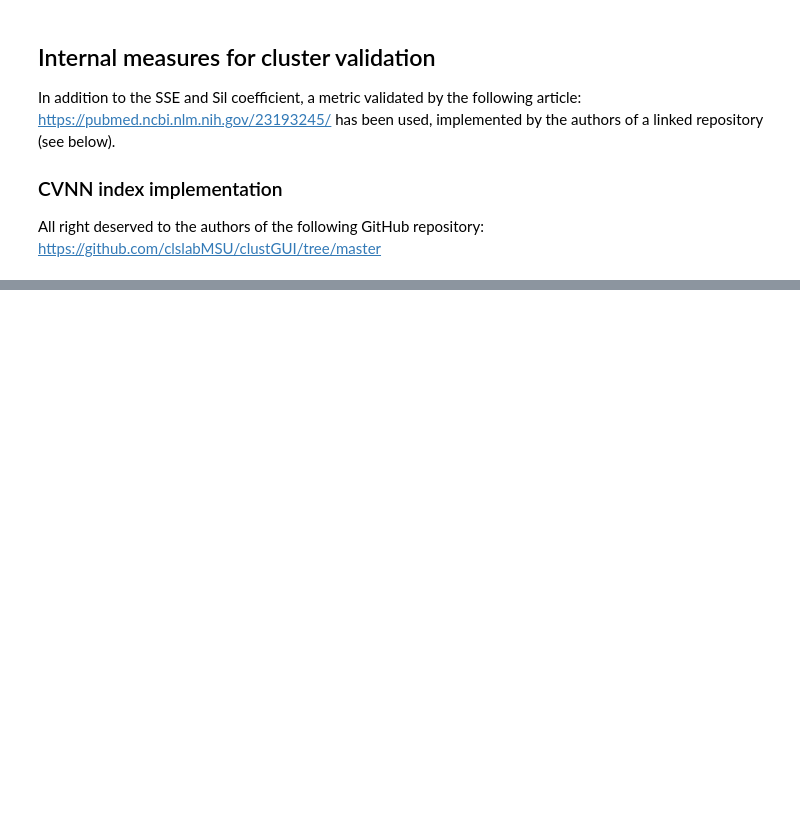
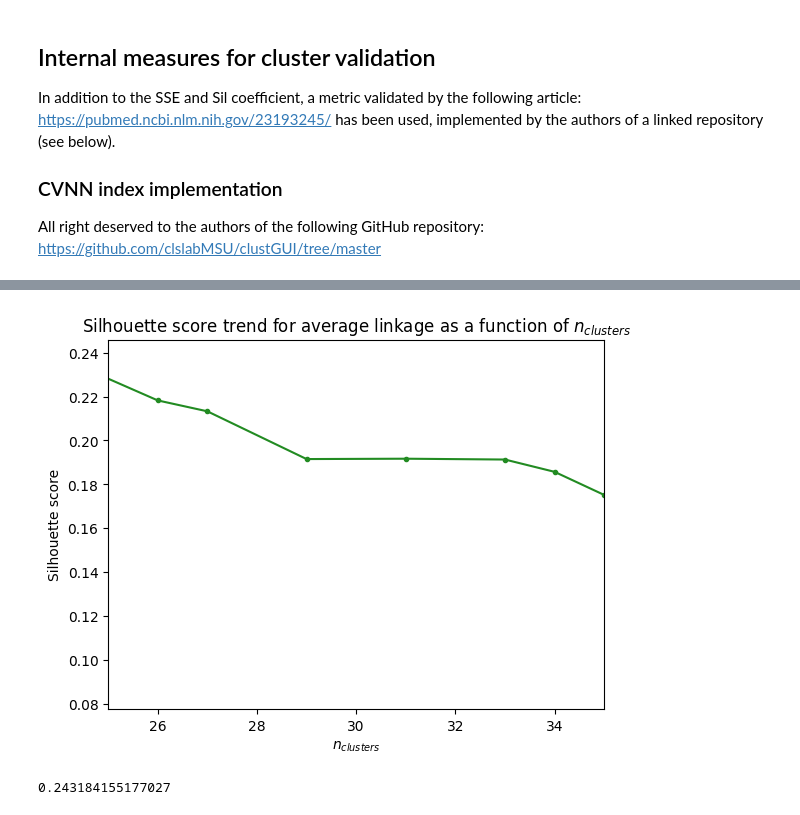
Before and after one commit to chiaratomaiuolo/Data_Mining_project, a Jupyter notebook: Clustering_cleaned.ipynb, the cells around one changed output, grey strips where cells are left out. Saved outputs shown, nothing was run; the diff lists cells and outputs as text; code cells hidden in the pictures; blank space fills up the shorter version.

```diff
--- a/Clustering_cleaned.ipynb
+++ b/Clustering_cleaned.ipynb
@@ -375,0 +473,64 @@ class internalIndex:
+# %%
+# get the labels according to a specific threshold value cut
+Z = get_linkage_matrix(hier)
+# %%
+#Computation of Silhouette coefficient
+# Continuous X_minmax_cont:
+#     - simple [x]
+#     - complete [x]
+#     - Ward [x]
+#     - average [x]
+# Continuous + categorical - standard distance X_minmax_cont_and_cat:
+#     - simple [x]
+#     - complete [x]
+#     - average [x]
+# Continuous + categorical - custom distance X_minmax_cont_and_cat:
+#     - simple [x]
+#     - complete [x]
+#     - average [x]
+dist = np.linspace(2,0,100)
+n_clu = []
+sil_score_list = []
+for i in dist:
+    labels = fcluster(Z, t=i, criterion='distance')
+    #print(max(labels))
+    if max(labels)+1 > 2000:
+        #print('breaking the loop')
+        break
+        #print('yay')
+    n_clu.append(max(labels+1))
+    sil_score_list.append(silhouette_score(D_key,labels,metric='precomputed'))
+# %%
+#Plot the silhouette score trend
+plt.figure()
+plt.title(fr'Silhouette score trend for {hier.linkage} linkage as a function of $n_{{clusters}}$')
+plt.errorbar(n_clu,sil_score_list,marker='.',color='forestgreen')
+plt.xlabel(r'$n_{clusters}$')
+plt.ylabel('Silhouette score')
+plt.xlim(25,35)
+
+plt.show()
+# %% [output]
+[figure, added]
+# %%
+#Printing the best Sil for the routine
+#Computation of Silhouette coefficient
+# Continuous X_minmax_cont:
+#     - single []
+#     - complete []
+#     - Ward []
+#     - average []
+# Continuous + categorical - standard distance X_minmax_cont_and_cat:
+#     - single [x]
+#     - complete [x]
+#     - average [x]
+# Continuous + categorical - custom distance X_minmax_cont_and_cat:
+#     - single [x]
+#     - complete [x]
+#     - average []
+hier = AgglomerativeClustering(distance_threshold=None, n_clusters=31, metric='precomputed', linkage='average', compute_distances=True, compute_full_tree=False)
+hier = hier.fit(D_key)
+max_sil=silhouette_score(D_key,hier.labels_,metric='precomputed')
+print(max_sil)
+# %% [output]
+0.243184155177027
```
Also changed, not shown: parts of 27 cells of this notebook.
